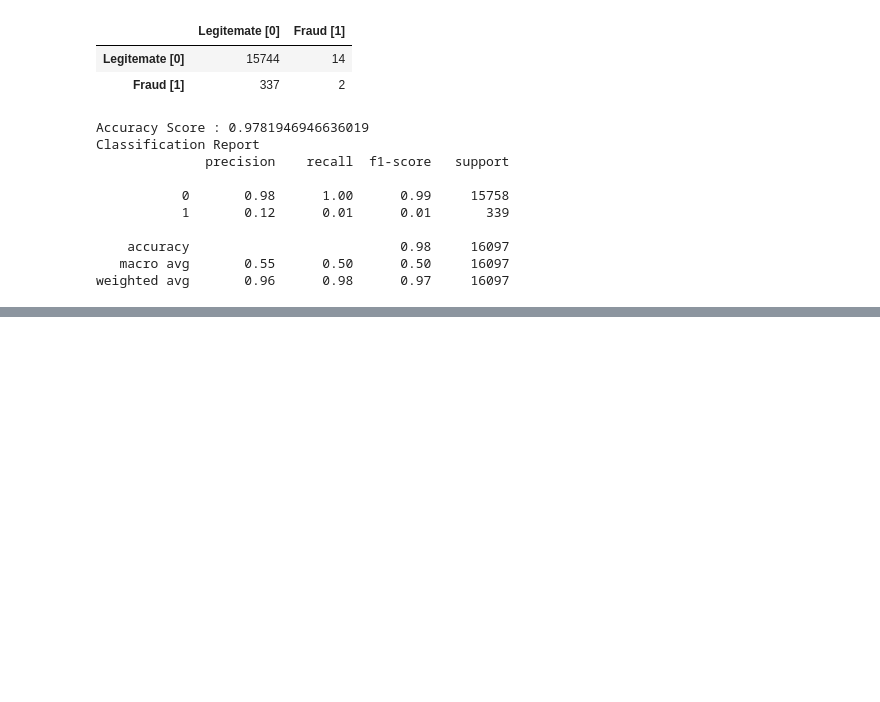
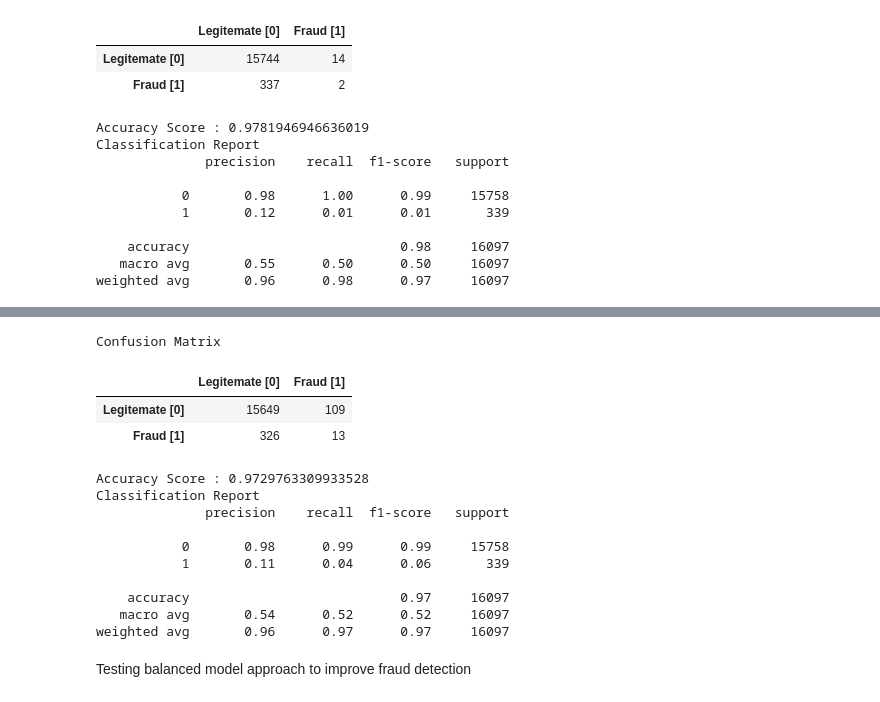
Before and after one commit to jdmandras/Project-4, a Jupyter notebook: SupplyChainVL-FraudPrediction.ipynb, the cells around one changed output, grey strips where cells are left out. Saved outputs shown, nothing was run; the diff lists cells and outputs as text; code cells hidden in the pictures; blank space fills up the shorter version.

Commit message:
Added data balancing with SMOTE and XGBoost for recall imporvement

```diff
--- a/SupplyChainVL-FraudPrediction.ipynb
+++ b/SupplyChainVL-FraudPrediction.ipynb
@@ -402,0 +403,44 @@ importances_sorted[:10]
+# %%
+# Rebalance the dataset
+# Use SMOTE to oversample the minority class and RandomUnderSampler to undersample the majority class
+resampling = Pipeline([('SMOTE', SMOTE()), ('RandomUnderSampler', RandomUnderSampler())])
+X_train_balanced, y_train_balanced = resampling.fit_resample(X_train_scaled, y_train)
+# %%
+# Create the random forest classifier
+rf_model = RandomForestClassifier(n_estimators=500, random_state=78)
+rf_model = rf_model.fit(X_train_balanced, y_train_balanced)
+# %%
+# Predict
+predictions = rf_model.predict(X_test_scaled)
+# %%
+# Evaluations
+cm = confusion_matrix(y_test, predictions)
+cm_df = pd.DataFrame(
+    cm, index=["Legitemate [0]", "Fraud [1]"], columns=["Legitemate [0]", "Fraud [1]"]
+)
+acc_score = accuracy_score(y_test, predictions)
+# %%
+
+# Display results
+print("Confusion Matrix")
+display(cm_df)
+print(f"Accuracy Score : {acc_score}")
+print("Classification Report")
+print(classification_report(y_test, predictions))
+# %% [output]
+Confusion Matrix
+|  | Legitemate [0] | Fraud [1] |
+| Legitemate [0] | 15649 | 109 |
+| Fraud [1] | 326 | 13 |
+Accuracy Score : 0.9729763309933528
+Classification Report
+              precision    recall  f1-score   support
+
+           0       0.98      0.99      0.99     15758
+           1       0.11      0.04      0.06       339
+
+    accuracy                           0.97     16097
+   macro avg       0.54      0.52      0.52     16097
+weighted avg       0.96      0.97      0.97     16097
+# %% [markdown]
+Testing balanced model approach to improve fraud detection
```
Also changed, not shown: parts of 25 cells of this notebook.
